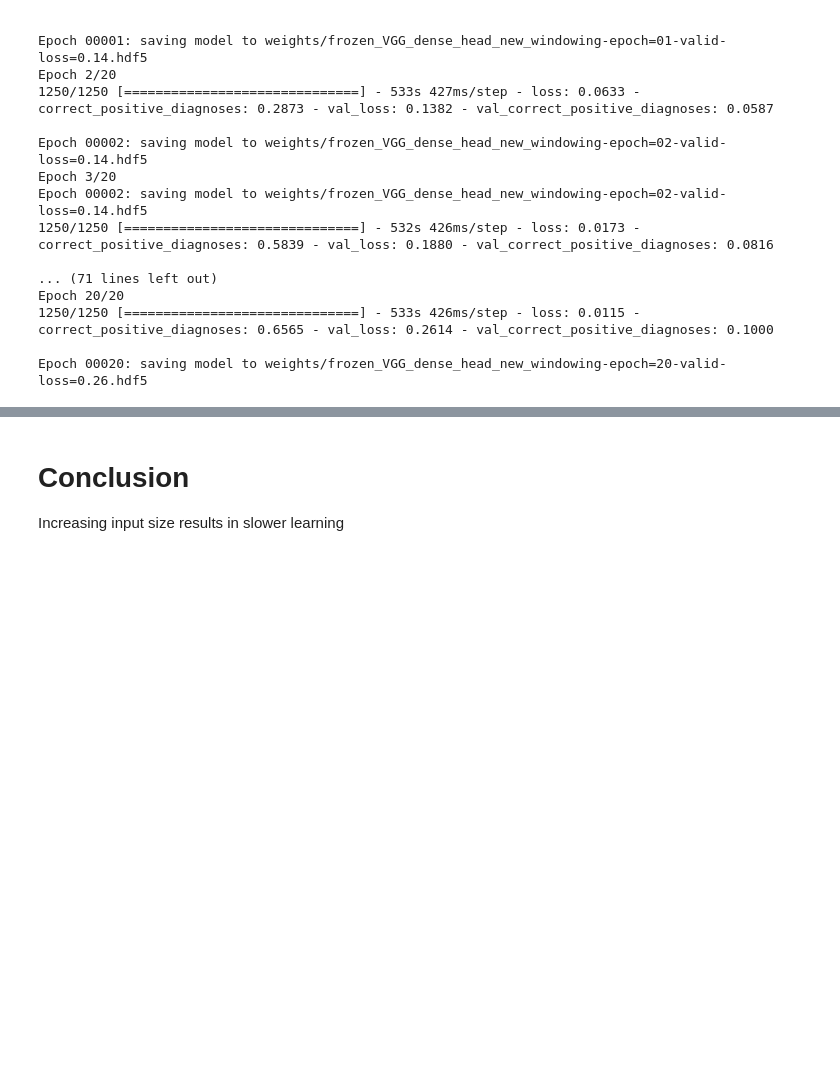
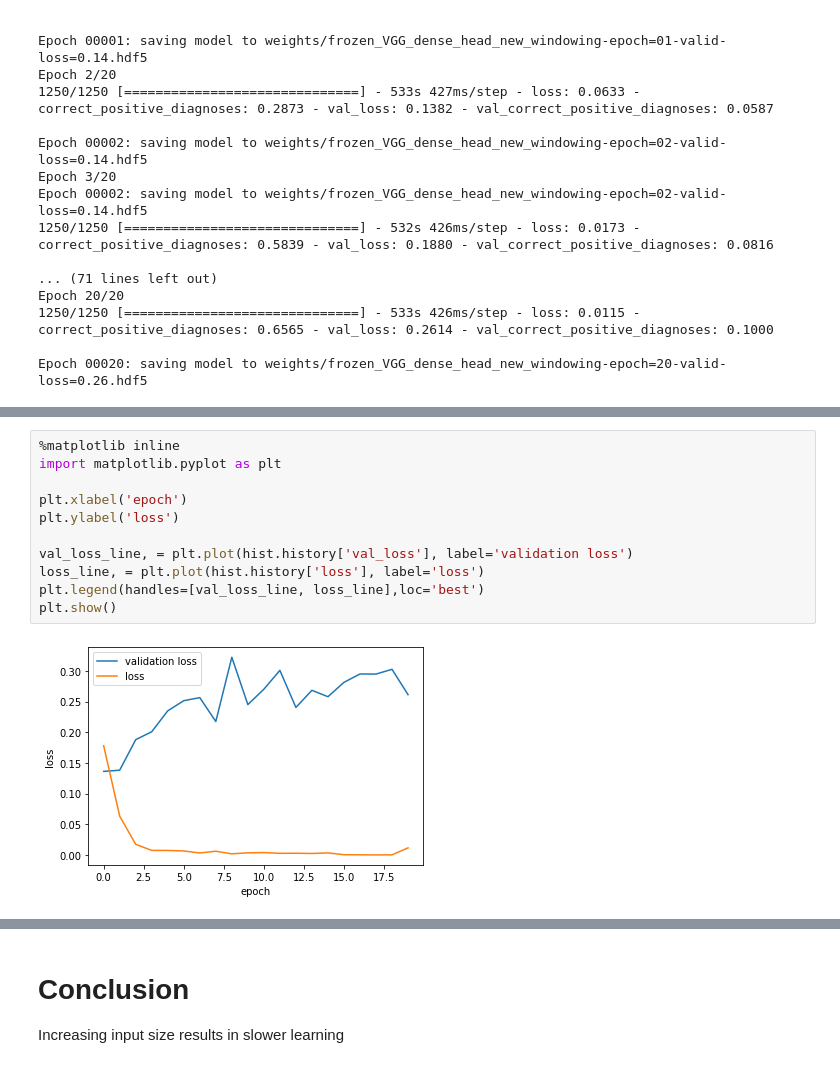
Before and after one commit to tomasz-lewicki/brain-hemorrhage-detection, a Jupyter notebook: Week 8 - tlewicki - notebook 5.3 - training entire resnet with (512,512) input shape.ipynb, the cells around one changed output, grey strips where cells are left out. Cells and saved outputs as stored; diff of their text form; blank space fills up the shorter version.

```diff
--- a/Week 8 - tlewicki - notebook 5.3 - training entire resnet with (512,512) input shape.ipynb
+++ b/Week 8 - tlewicki - notebook 5.3 - training entire resnet with (512,512) input shape.ipynb
@@ -311,0 +332,13 @@ Epoch 00020: saving model to weights/frozen_VGG_dense_head_new_windowing-epoch=2
+# %%
+%matplotlib inline
+import matplotlib.pyplot as plt
+
+plt.xlabel('epoch')
+plt.ylabel('loss')
+
+val_loss_line, = plt.plot(hist.history['val_loss'], label='validation loss')
+loss_line, = plt.plot(hist.history['loss'], label='loss')
+plt.legend(handles=[val_loss_line, loss_line],loc='best')
+plt.show()
+# %% [output]
+[figure, added]
```
Also changed, not shown: parts of 2 cells of this notebook, 2 other files.
